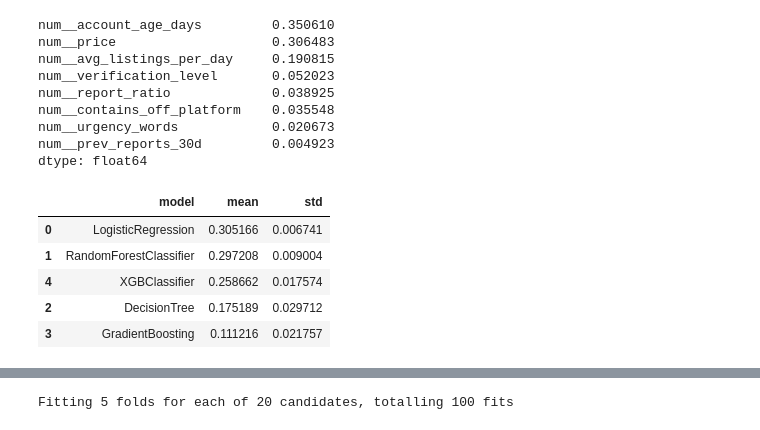
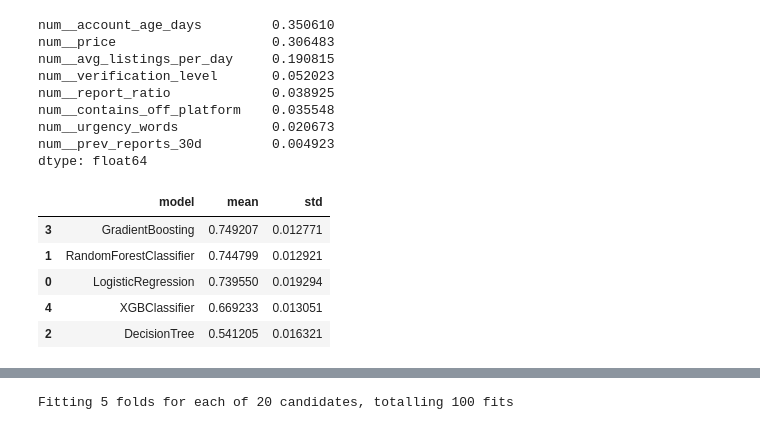
Before and after one commit to MagdalenaPersson/Marketplace_Safety, a Jupyter notebook: test.ipynb, the cells around one changed output, grey strips where cells are left out. Cells and saved outputs as stored; diff of their text form; code cells hidden in the pictures.

```diff
--- a/test.ipynb
+++ b/test.ipynb
@@ -152,7 +152,10 @@ rf = RandomForestClassifier(n_estimators=300, random_state=RANDOM_SEED,
         max_depth=5, min_samples_leaf=2, n_jobs=-1, class_weight="balanced")
 dt = DecisionTreeClassifier(random_state=RANDOM_SEED, class_weight="balanced")
 gb = GradientBoostingClassifier(random_state=RANDOM_SEED)
-xgb = XGBClassifier(scale_pos_weight=9)
+xgb = XGBClassifier(scale_pos_weight=9,
+        objective="binary:logistic",
+        eval_metric="logloss",
+        random_state=42)
 # %%
 model_lr = make_model(lr)
 model_rf = make_model(rf)
@@ -242,29 +245,29 @@ num__prev_reports_30d         0.004923
 dtype: float64
 # %%
 cv = StratifiedKFold(n_splits=5, shuffle=True, random_state=42)
-SCORING = "f1"
+SCORING = "roc_auc"
 
 models = {
     "LogisticRegression": model_lr,
     "RandomForestClassifier": model_rf,
     "DecisionTree": model_dt,
     "GradientBoosting": model_gb,
     "XGBClassifier": model_xgb
 }
 
 
 baseline_rows = []
 
 for name, pipe in models.items():
     scores = cross_val_score(pipe, X_train, y_train, cv=cv, scoring=SCORING)
     baseline_rows.append({"model": name, "mean": scores.mean(), "std": scores.std()})
 
 baseline_table = pd.DataFrame(baseline_rows).sort_values("mean", ascending=False)
 baseline_table
 # %% [output]
 |  | model | mean | std |
-| 0 | LogisticRegression | 0.305166 | 0.006741 |
-| 1 | RandomForestClassifier | 0.297208 | 0.009004 |
-| 4 | XGBClassifier | 0.258662 | 0.017574 |
-| 2 | DecisionTree | 0.175189 | 0.029712 |
-| 3 | GradientBoosting | 0.111216 | 0.021757 |
+| 3 | GradientBoosting | 0.749207 | 0.012771 |
+| 1 | RandomForestClassifier | 0.744799 | 0.012921 |
+| 0 | LogisticRegression | 0.739550 | 0.019294 |
+| 4 | XGBClassifier | 0.669233 | 0.013051 |
+| 2 | DecisionTree | 0.541205 | 0.016321 |
```
Also changed, not shown: parts of 20 cells of this notebook, 1 other file.
